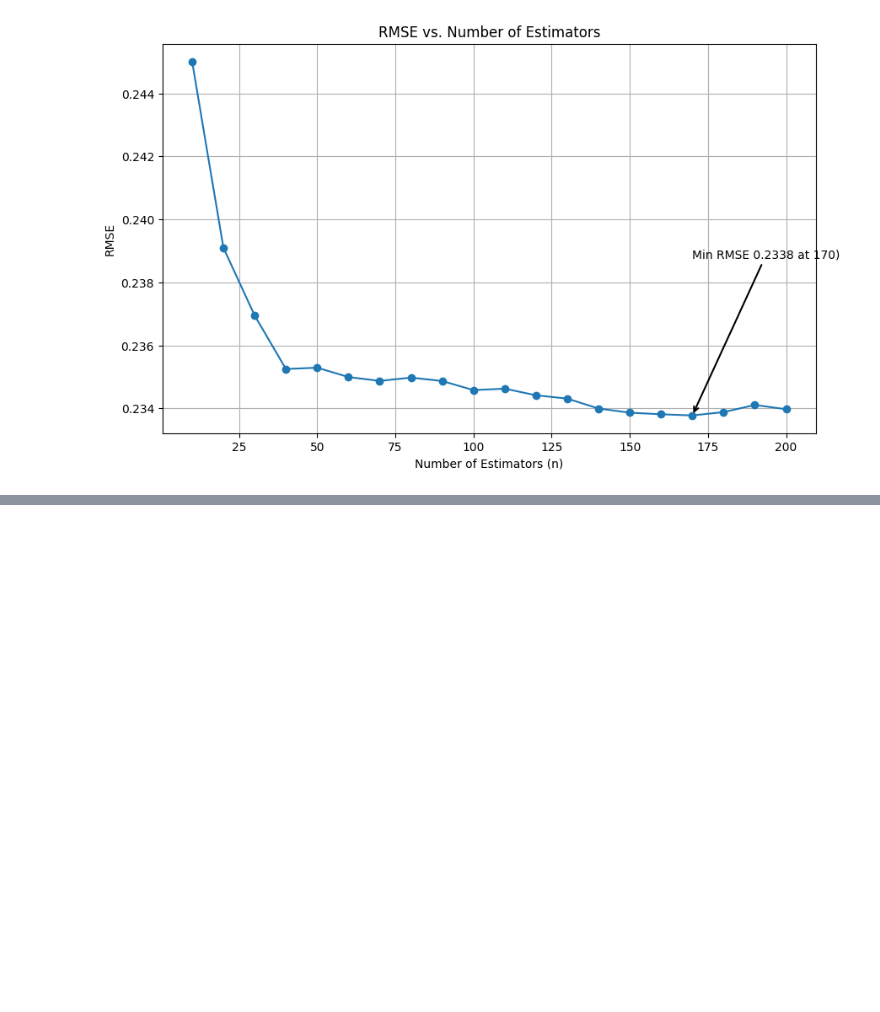
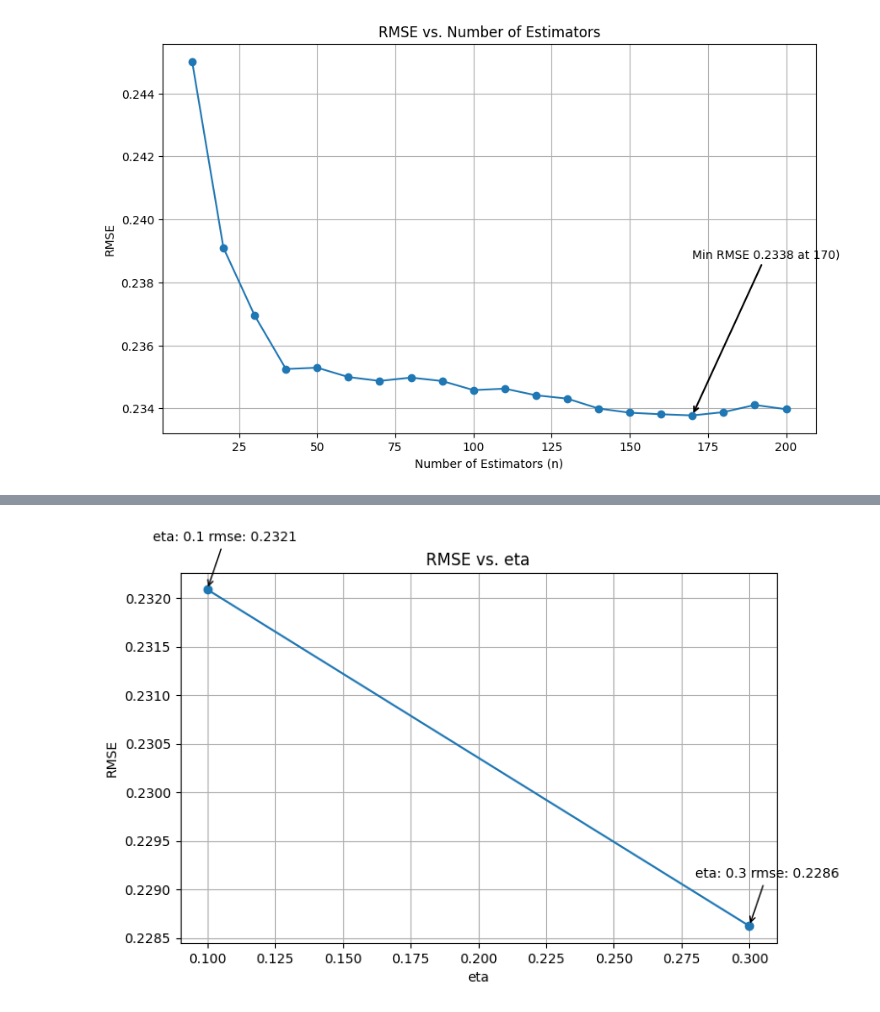
Before and after one commit to ozkary/machine-learning-engineering, a Jupyter notebook: 06-trees/homework.ipynb, the cells around one changed output, grey strips where cells are left out. Drawn from its saved outputs; the diff is of its cells as text; code cells hidden in the pictures; blank space fills up the shorter version.

```diff
--- a/06-trees/homework.ipynb
+++ b/06-trees/homework.ipynb
@@ -213,0 +303,16 @@ Best estimators: 170, Best RMSE: 0.23377406449040083
+# %%
+# get the most important features from the random forest model
+rf_model = RandomForestRegressor(max_depth=20,n_estimators=10, random_state=1, n_jobs=-1)
+rf_model.fit(X_train, y_train)
+feature_importance = rf_model.feature_importances_
+
+# get the max feature index
+max_feature_index = np.argmax(feature_importance)
+
+# Get the feature name corresponding to the index
+most_important_feature = dv.get_feature_names_out()[max_feature_index]
+
+# get the max feature importance value
+most_important_feature_value = feature_importance[max_feature_index]
+
+print(f'Most important feature - {most_important_feature}: {most_important_feature_value:.4f} ')
@@ -213,0 +378,9 @@ Best estimators: 170, Best RMSE: 0.23377406449040083
+# %%
+# train the model with a different eta
+rmse_eta_results = {}
+for eta in eta_list:
+    xgb_params['eta'] = eta  # Change the eta value
+    model = xgb.train(xgb_params, dtrain, num_round, evals=watchlist, early_stopping_rounds=10)
+    y_val_pred = model.predict(dval)
+    rmse_eta = mean_squared_error(y_val, y_val_pred, squared=False)
+    rmse_eta_results[eta] = rmse_eta
@@ -213,0 +405,21 @@ Best estimators: 170, Best RMSE: 0.23377406449040083
+# %%
+# plot the eta values with the corresponding RMSE values
+eta_values = list(rmse_eta_results.keys())
+rmse_eta_values = [x for x in rmse_eta_results.values()]
+plt.figure(figsize=(8, 5))
+plt.plot(eta_values, rmse_eta_values, marker='o', linestyle='-')
+plt.title('RMSE vs. eta')
+plt.xlabel('eta')
+plt.ylabel('RMSE')
+plt.grid(True)
+
+# Add a label for the eta rmse point
+for eta in eta_values:
+    plt.annotate(f'eta: {eta} rmse: {rmse_eta_results[eta]:.4f}',
+             xy=(eta, rmse_eta_results[eta]),
+             xytext=(eta - 0.02 , rmse_eta_results[eta] + 0.0005),
+             arrowprops=dict(arrowstyle='->'))
+
+plt.show()
+# %% [output]
+[figure, added]
```
Also changed, not shown: parts of 10 cells of this notebook, 1 other file.
